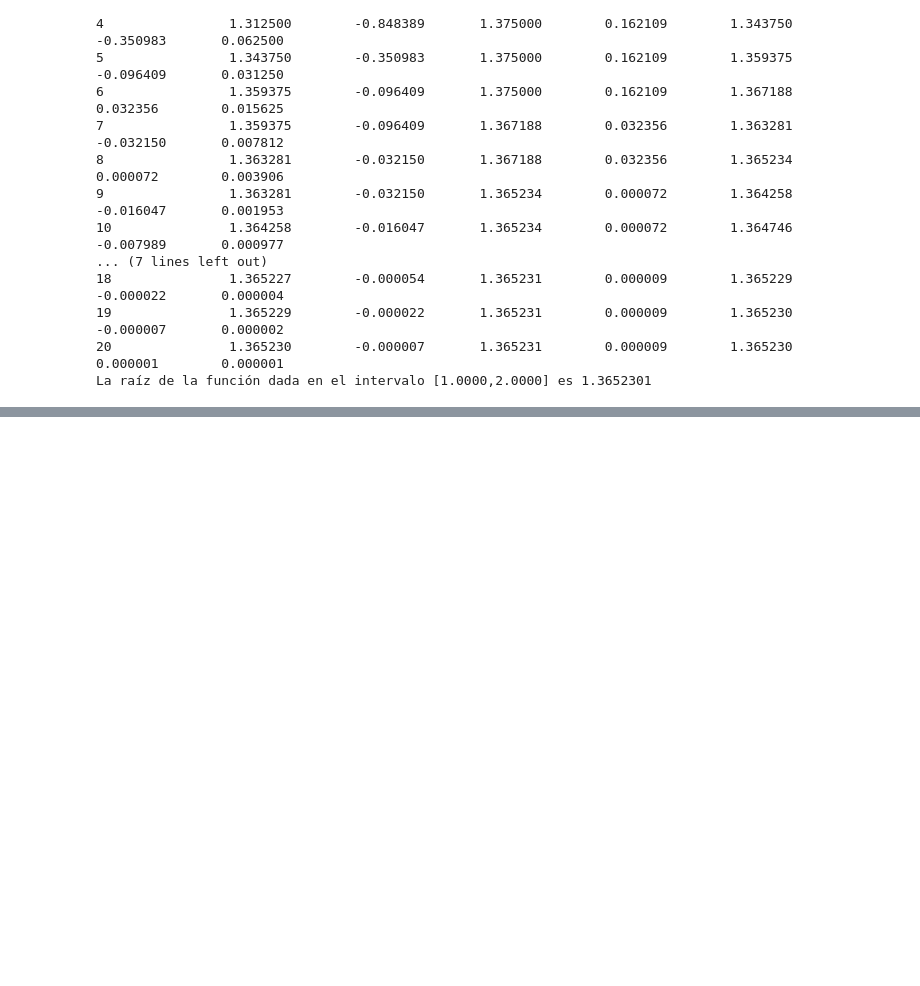
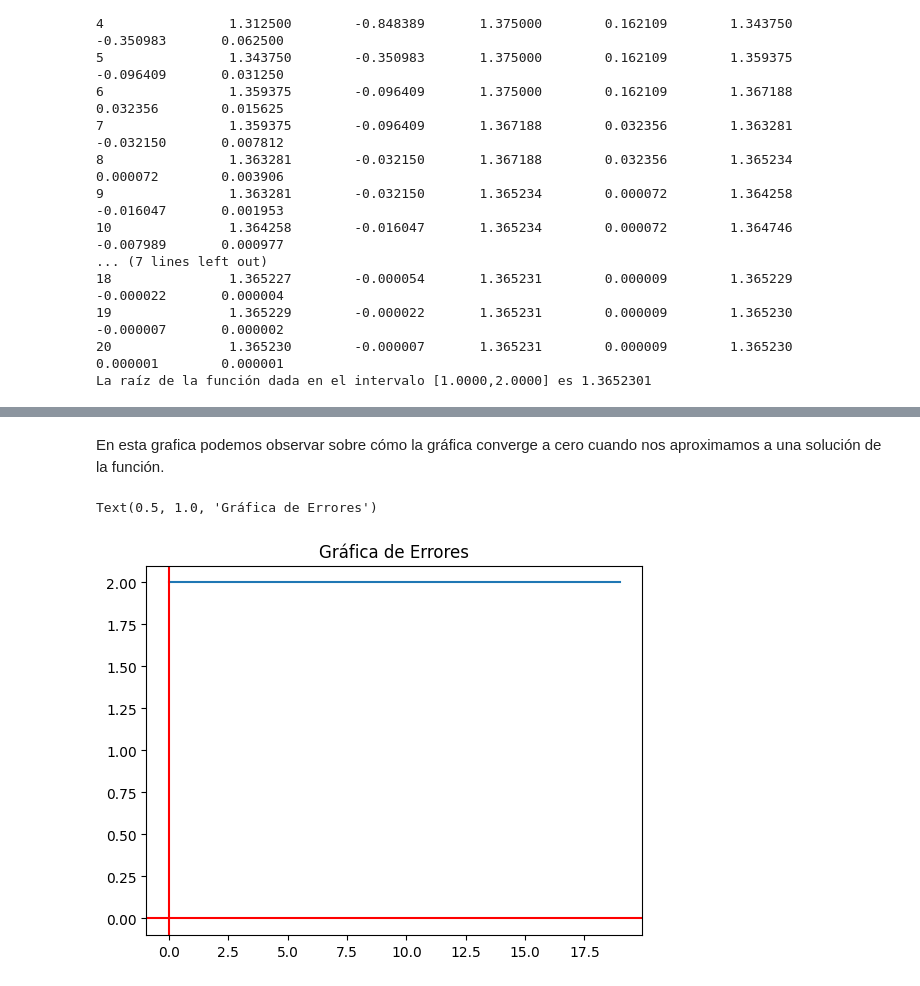
Before and after one commit to callejas-omar/Metodos-Numericos1, a Jupyter notebook: Ecuaciones no lineales/Biseccion.ipynb, the cells around one changed output, grey strips where cells are left out. Saved outputs shown, nothing was run; the diff lists cells and outputs as text; code cells hidden in the pictures; blank space fills up the shorter version.

```diff
--- a/Ecuaciones no lineales/Biseccion.ipynb
+++ b/Ecuaciones no lineales/Biseccion.ipynb
@@ -83,0 +110,12 @@ La raíz de la función dada en el intervalo [1.0000,2.0000] es 1.3652301
+# %% [markdown]
+En esta grafica podemos observar sobre cómo la gráfica converge a cero cuando nos aproximamos a una solución de la función.
+# %%
+
+plt.plot(errores1)
+
+plt.axhline(0, color="red")
+plt.axvline(0, color="red")
+plt.title('Gráfica de Errores')
+# %% [output]
+Text(0.5, 1.0, 'Gráfica de Errores')
+[figure, added]
```
Also changed, not shown: parts of 5 cells of this notebook.
